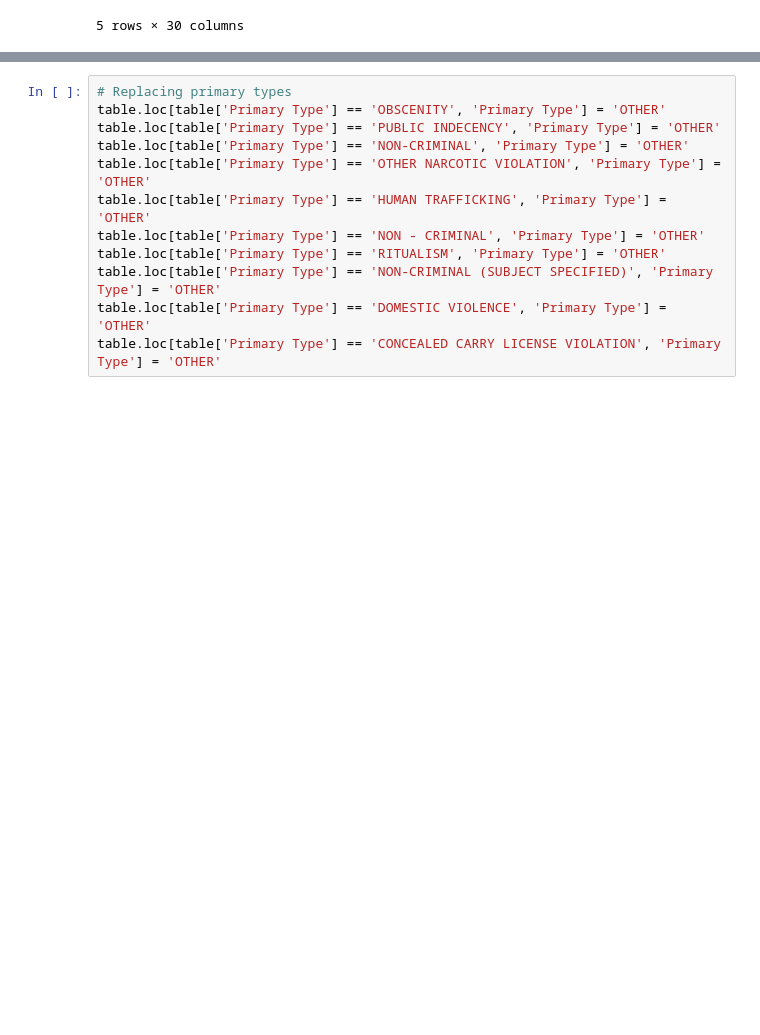
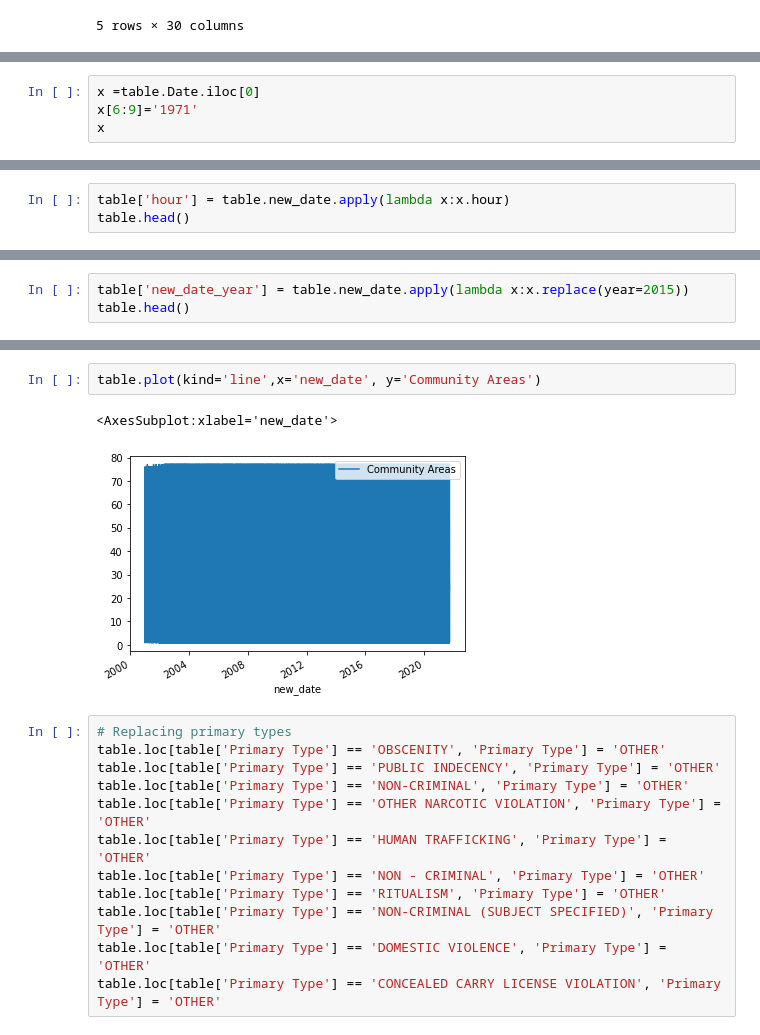
Before and after one commit to Karla-Flores/Arrests-Predictor, a Jupyter notebook: ETL/Chicago_Crime_raw_data.ipynb, the cells around one changed output, grey strips where cells are left out. Saved outputs shown, nothing was run; the diff lists cells and outputs as text; blank space fills up the shorter version.

```diff
--- a/ETL/Chicago_Crime_raw_data.ipynb
+++ b/ETL/Chicago_Crime_raw_data.ipynb
@@ -20,0 +21,4 @@ table.shape
+# %%
+x =table.Date.iloc[0]
+x[6:9]='1971'
+x
@@ -47,0 +60,3 @@ dtype: int64
+# %%
+table['hour'] = table.new_date.apply(lambda x:x.hour)
+table.head()
@@ -47,0 +71,3 @@ dtype: int64
+# %%
+table['new_date_year'] = table.new_date.apply(lambda x:x.replace(year=2015))
+table.head()
@@ -48,3 +101,8 @@ dtype: int64
+# %%
+table.plot(kind='line',x='new_date', y='Community Areas')
+# %% [output]
+<AxesSubplot:xlabel='new_date'>
+[figure, added]
 # %%
 # Replacing primary types
 table.loc[table['Primary Type'] == 'OBSCENITY', 'Primary Type'] = 'OTHER'
```
Also changed, not shown: parts of 9 cells of this notebook, 1 other file.
